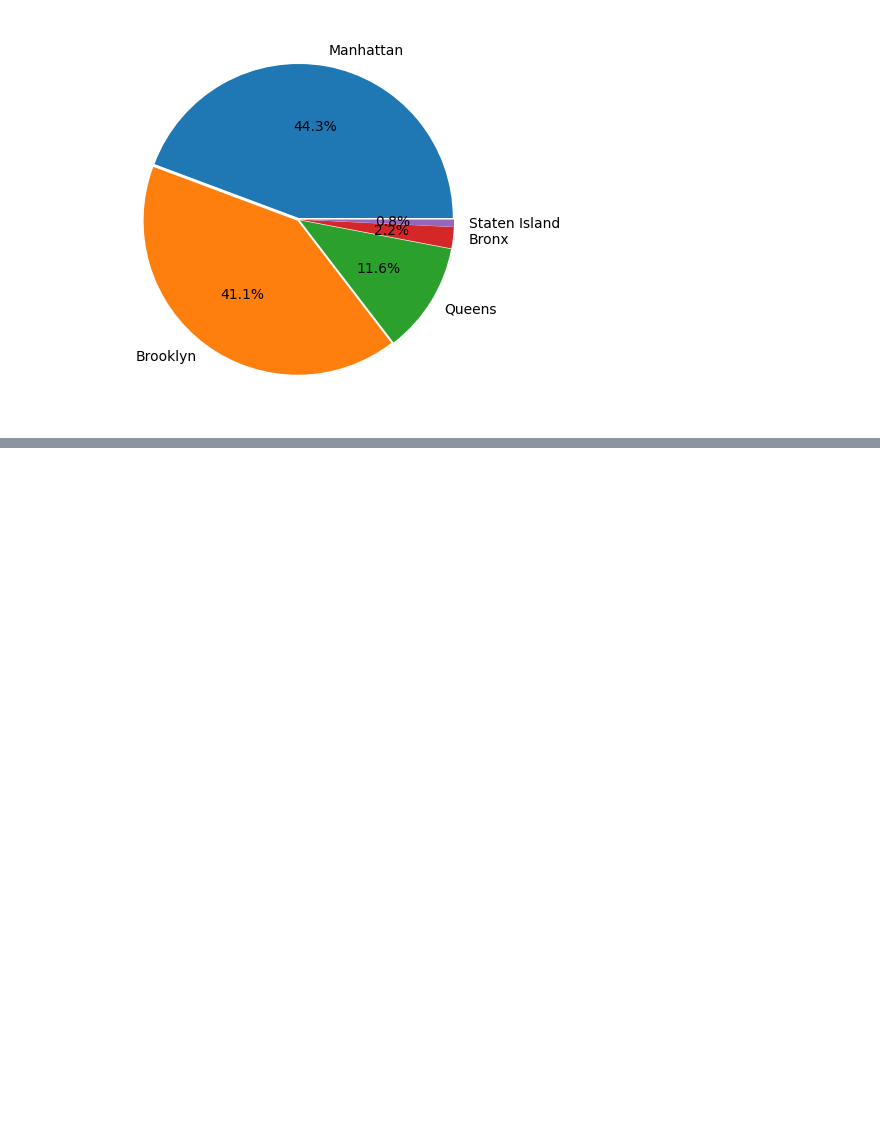
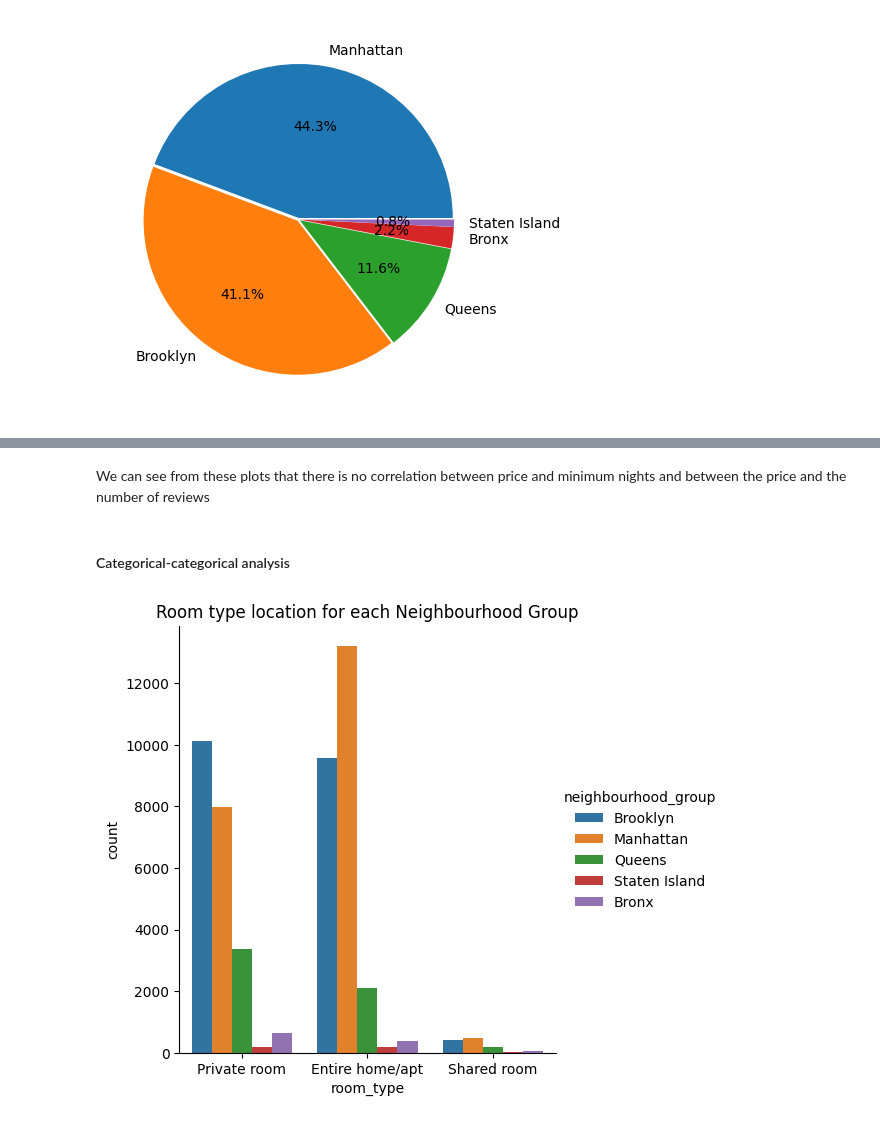
Before and after one commit to susanaf2000/machine-learning-python-template, a Jupyter notebook: src/explore.ipynb, the cells around one changed output, grey strips where cells are left out. Drawn from its saved outputs; the diff is of its cells as text; code cells hidden in the pictures; blank space fills up the shorter version.

```diff
--- a/src/explore.ipynb
+++ b/src/explore.ipynb
@@ -170,0 +219,11 @@ plt.show()
+# %% [markdown]
+We can see from these plots that there is no correlation between price and minimum nights and between the price and the number of reviews
+# %% [markdown]
+#### Categorical-categorical analysis
+# %%
+title = 'Room type location for each Neighbourhood Group'
+sns.catplot(x='room_type', kind="count", hue="neighbourhood_group", data=df)
+plt.title(title)
+plt.show()
+# %% [output]
+[figure, added]
```
Also changed, not shown: parts of 61 cells of this notebook, 3 other files.
